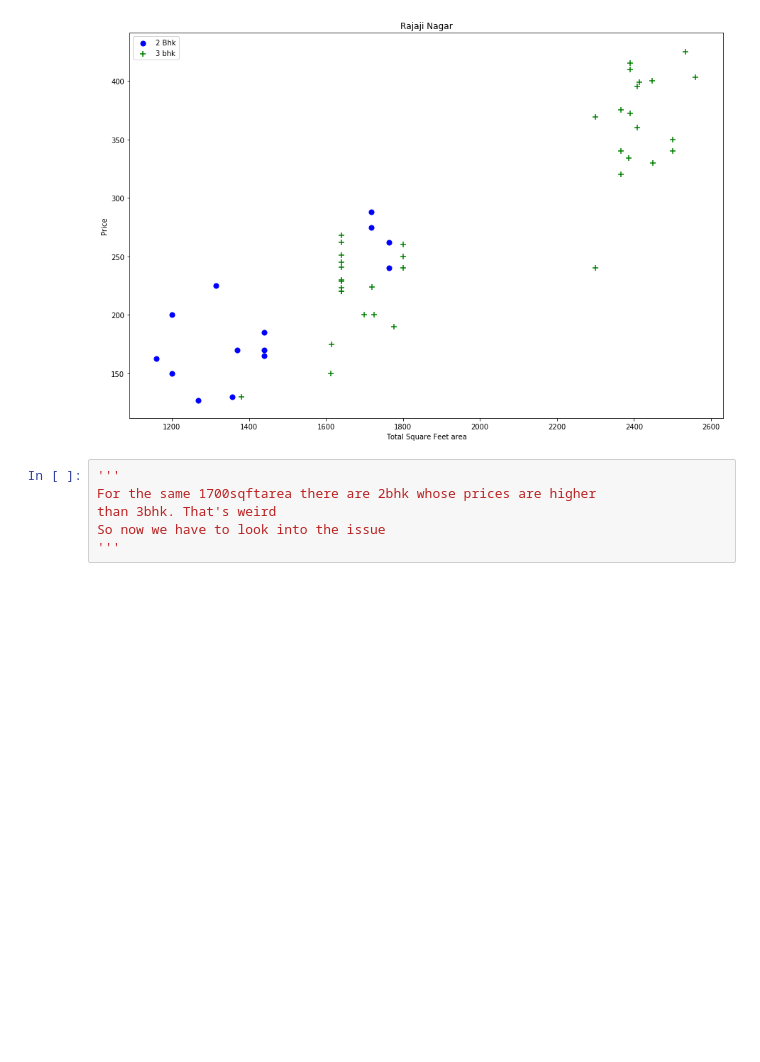
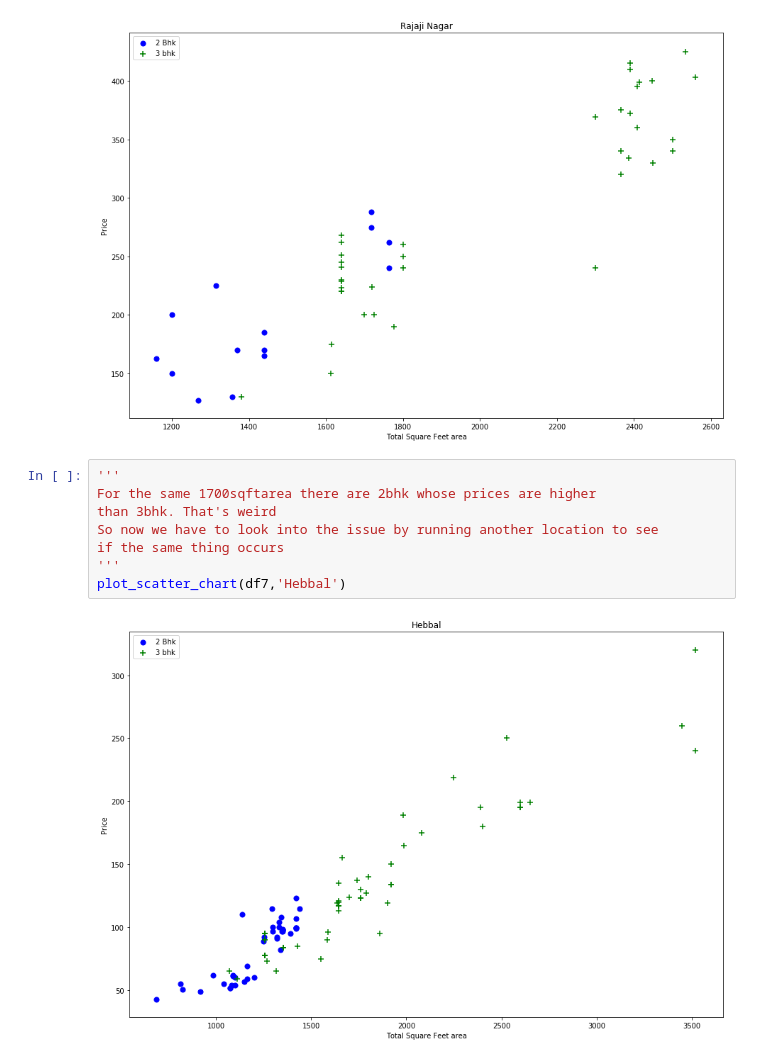
Before and after one commit to charlesnama/Ds-refresher-, a Jupyter notebook: Real Estate Price prediction .ipynb, the cells around one changed output. Cells and saved outputs as stored; diff of their text form; blank space fills up the shorter version.

```diff
--- a/Real Estate Price prediction .ipynb
+++ b/Real Estate Price prediction .ipynb
@@ -371,6 +371,10 @@ plot_scatter_chart(df7,'Rajaji Nagar')
 # %%
 '''
 For the same 1700sqftarea there are 2bhk whose prices are higher
 than 3bhk. That's weird
-So now we have to look into the issue
+So now we have to look into the issue by running another location to see
+if the same thing occurs
 '''
+plot_scatter_chart(df7,'Hebbal')
+# %% [output]
+[figure, added]
```
Also changed, not shown: parts of 17 cells of this notebook.
